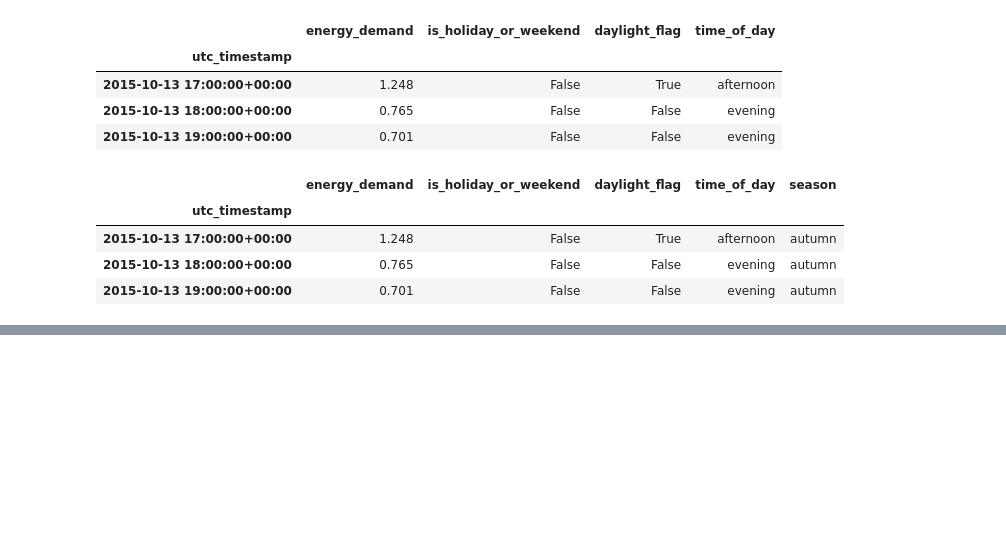
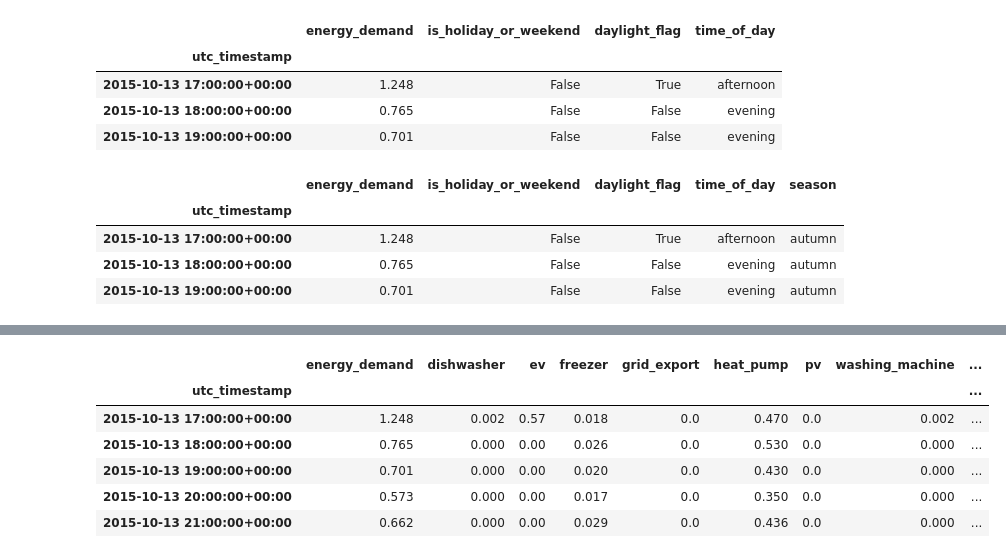
Before and after one commit to JoannaKusy/ML_for_Data_Analytics_Project, a Jupyter notebook: notebooks/02_feature_engineering.ipynb, the cells around one changed output, grey strips where cells are left out. Drawn from its saved outputs; the diff is of its cells as text; code cells hidden in the pictures; blank space fills up the shorter version.

```diff
--- a/notebooks/02_feature_engineering.ipynb
+++ b/notebooks/02_feature_engineering.ipynb
@@ -111,0 +116,12 @@ data.head(3)
+# %%
+cols = ['energy_demand'] + [c for c in residential4_merged_all.columns if c != 'energy_demand']
+residential4_merged_all = residential4_merged_all[cols]
+residential4_merged_all.head()
+# %% [output]
+|  | energy_demand | dishwasher | ev | freezer | grid_export | heat_pump | pv | washing_machine | ... |
+| utc_timestamp |  |  |  |  |  |  |  |  | ... |
+| 2015-10-13 17:00:00+00:00 | 1.248 | 0.002 | 0.57 | 0.018 | 0.0 | 0.470 | 0.0 | 0.002 | ... |
+| 2015-10-13 18:00:00+00:00 | 0.765 | 0.000 | 0.00 | 0.026 | 0.0 | 0.530 | 0.0 | 0.000 | ... |
+| 2015-10-13 19:00:00+00:00 | 0.701 | 0.000 | 0.00 | 0.020 | 0.0 | 0.430 | 0.0 | 0.000 | ... |
+| 2015-10-13 20:00:00+00:00 | 0.573 | 0.000 | 0.00 | 0.017 | 0.0 | 0.350 | 0.0 | 0.000 | ... |
+| 2015-10-13 21:00:00+00:00 | 0.662 | 0.000 | 0.00 | 0.029 | 0.0 | 0.436 | 0.0 | 0.000 | ... |
```
Also changed, not shown: parts of 5 cells of this notebook, 1 other file.
